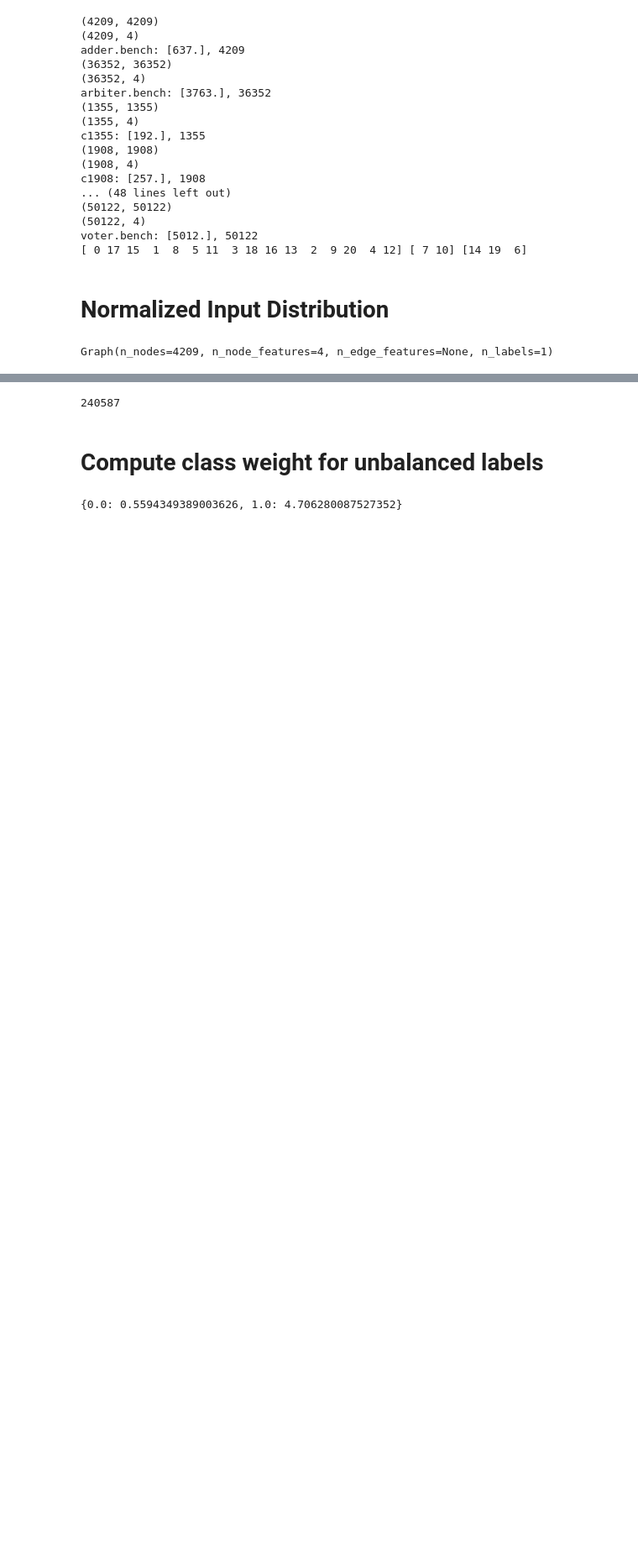
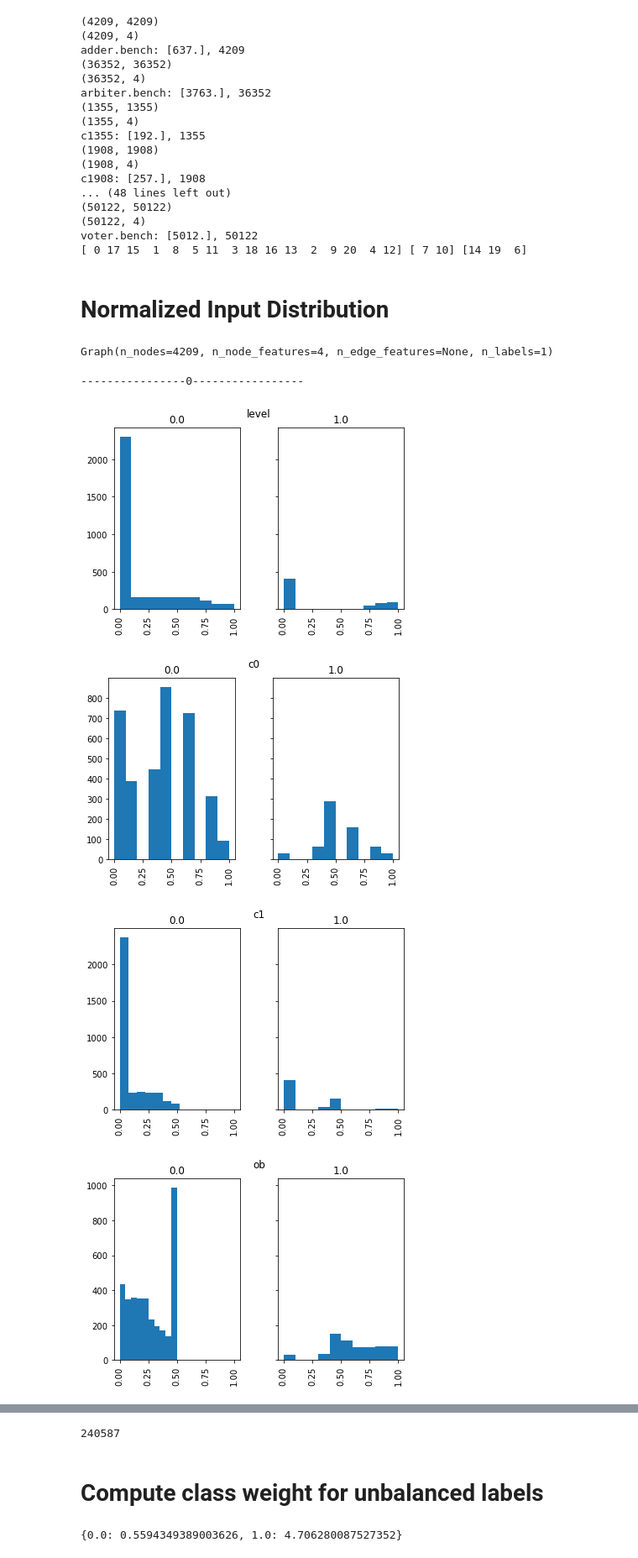
Before and after one commit to CSCCNY/final-project-faultdetection-cnny, a Jupyter notebook: Data Driven Fault Detection for VLSI circuits-Multi Input(TagCONV and Graph Sage).ipynb, the cells around one changed output, grey strips where cells are left out. Shown at 84% size. Drawn from its saved outputs; the diff is of its cells as text; code cells hidden in the pictures; blank space fills up the shorter version.

```diff
--- a/Data Driven Fault Detection for VLSI circuits-Multi Input(TagCONV and Graph Sage).ipynb
+++ b/Data Driven Fault Detection for VLSI circuits-Multi Input(TagCONV and Graph Sage).ipynb
@@ -162,11 +163,17 @@ dataset_tr[0]
 # %% [output]
 Graph(n_nodes=4209, n_node_features=4, n_edge_features=None, n_labels=1)
 # %%
-# for i, g in enumerate(dataset):
-#     print(f"----------------{i}-----------------")
-#     df_all_circ_data = pd.DataFrame(g.x, columns=['level', 'c0', 'c1', 'ob'])
-#     df_all_circ_data['y'] = g.y
-#     for col in ['level', 'c0', 'c1', 'ob']:
-#         df_all_circ_data.hist(by='y', column=col, sharex=True, sharey=True)
-#         plt.suptitle(col)
-#         plt.show()
+for i, g in enumerate(dataset):
+    print(f"----------------{i}-----------------")
+    df_all_circ_data = pd.DataFrame(g.x, columns=['level', 'c0', 'c1', 'ob'])
+    df_all_circ_data['y'] = g.y
+    for col in ['level', 'c0', 'c1', 'ob']:
+        df_all_circ_data.hist(by='y', column=col, sharex=True, sharey=True)
+        plt.suptitle(col)
+        plt.show()
+# %% [output]
+----------------0-----------------
+[figure, added]
+[figure, added]
+[figure, added]
+[figure, added]
```
Also changed, not shown: parts of 3 cells of this notebook.
